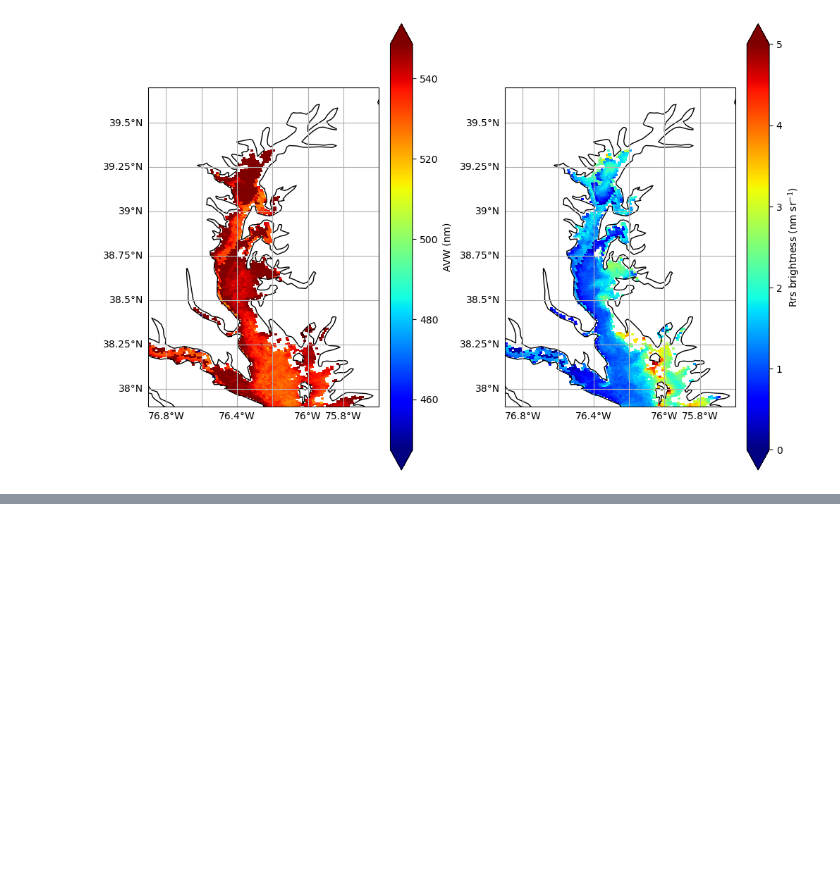
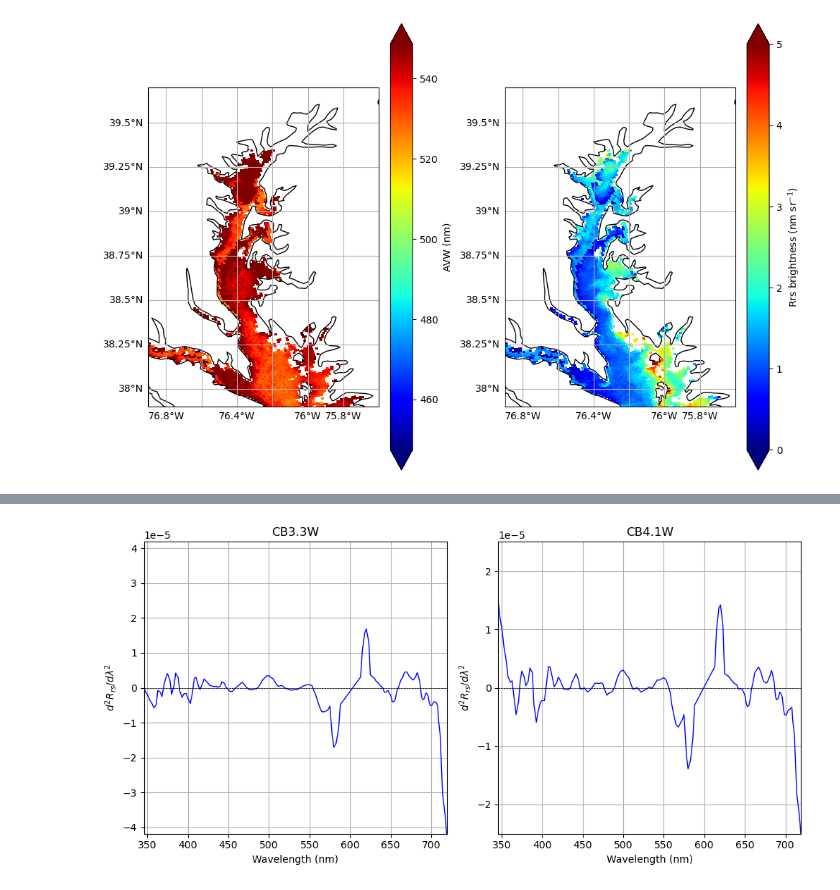
Before and after one commit to fish-pace/2026-proj-phyto-community-structure, a Jupyter notebook: contributor_folders/sachi/Rrs_Ches_Bay.ipynb, the cells around one changed output, grey strips where cells are left out. Saved outputs shown, nothing was run; the diff lists cells and outputs as text; code cells hidden in the pictures; blank space fills up the shorter version.

Commit message:
code with rrs 2nd deriv at the end of the nb

```diff
--- a/contributor_folders/sachi/Rrs_Ches_Bay.ipynb
+++ b/contributor_folders/sachi/Rrs_Ches_Bay.ipynb
@@ -279,0 +509,2 @@ plt.show()
+# %%
+wavelengths = ds["wavelength_3d"]
@@ -279,0 +546,62 @@ plt.show()
+# %%
+import numpy as np
+import matplotlib.pyplot as plt
+from scipy.signal import savgol_filter
+from matplotlib import colors
+
+# ---- Parameters ----
+stations = [
+    ("CB3.3W", 39.00462, -76.3881),
+    ("CB4.1W", 38.8149, -76.4627),
+]
+
+window = 11      # must be odd
+polyorder = 3
+
+# Lat/lon grids
+lat_grid = ds["latitude"].values
+lon_grid = ds["longitude"].values
+
+# Wavelengths
+wavelengths = ds["Rrs"].wavelength_3d.values
+dlam = np.mean(np.diff(wavelengths))
+
+# Subplots
+n_stations = len(stations)
+fig, axes = plt.subplots(1, n_stations, figsize=(10, 5))
+axes = np.atleast_1d(axes)  # ensure iterable
+
+# Colormap for plotting derivatives (optional)
+cmap = plt.get_cmap("jet")
+vmin, vmax = wavelengths.min(), wavelengths.max()  # just example; adjust if needed
+norm = colors.Normalize(vmin=vmin, vmax=vmax)
+
+for i, (name, plat, plon) in enumerate(stations):
+    # Find nearest pixel
+    dist = np.sqrt((lat_grid - plat)**2 + (lon_grid - plon)**2)
+    y, x = np.unravel_index(dist.argmin(), dist.shape)
+
+    # Extract spectrum
+    spectrum = ds["Rrs"].isel(number_of_lines=y, pixels_per_line=x).values
+
+    # Compute 2nd derivative
+    spec_sg2 = savgol_filter(spectrum, window_length=window, polyorder=polyorder, deriv=2, delta=dlam)
+
+    # Plot
+    ax = axes[i]
+    ax.plot(wavelengths, spec_sg2, color="blue", linewidth=1)
+    ax.set_title(f"{name}")
+    ax.set_xlabel("Wavelength (nm)")
+    ax.set_ylabel(r"$d^2 R_{rs} / d\lambda^2$")
+    ax.axhline(0, color="black", linestyle="--", linewidth=0.5)
+    ax.grid(True)
+
+    # Set symmetric y-limits for clarity
+    lim = np.max(np.abs(spec_sg2))
+    ax.set_ylim(-lim, lim)
+    ax.set_xlim(wavelengths.min(), wavelengths.max())
+
+plt.tight_layout()
+plt.show()
+# %% [output]
+[figure, added]
```
Also changed, not shown: parts of 12 cells of this notebook.
